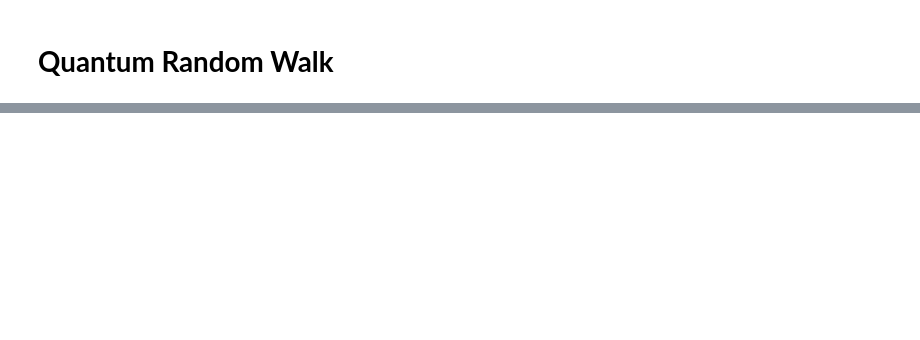
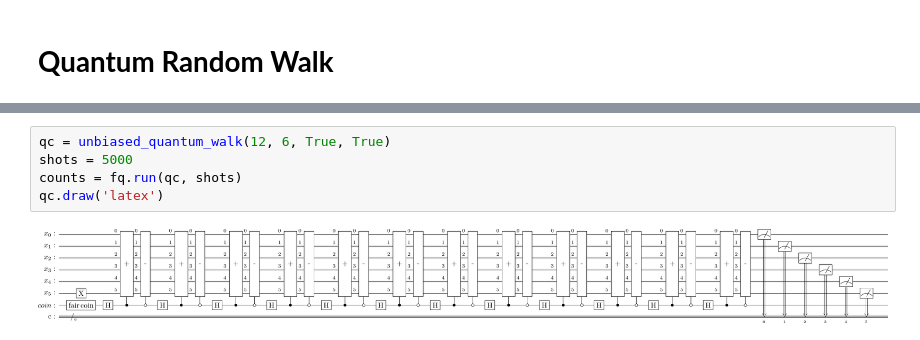
Before and after one commit to BoredDam/quantum-algorithms, a Jupyter notebook: quantum-walks/walk.ipynb, the cells around one changed output, grey strips where cells are left out. Cells and saved outputs as stored; diff of their text form; blank space fills up the shorter version.

```diff
--- a/quantum-walks/walk.ipynb
+++ b/quantum-walks/walk.ipynb
@@ -60,0 +53,7 @@ plot_histogram(counts)
+# %%
+qc = unbiased_quantum_walk(12, 6, True, True)
+shots = 5000
+counts = fq.run(qc, shots)
+qc.draw('latex')
+# %% [output]
+[figure, added]
```
Also changed, not shown: parts of 6 cells of this notebook.
